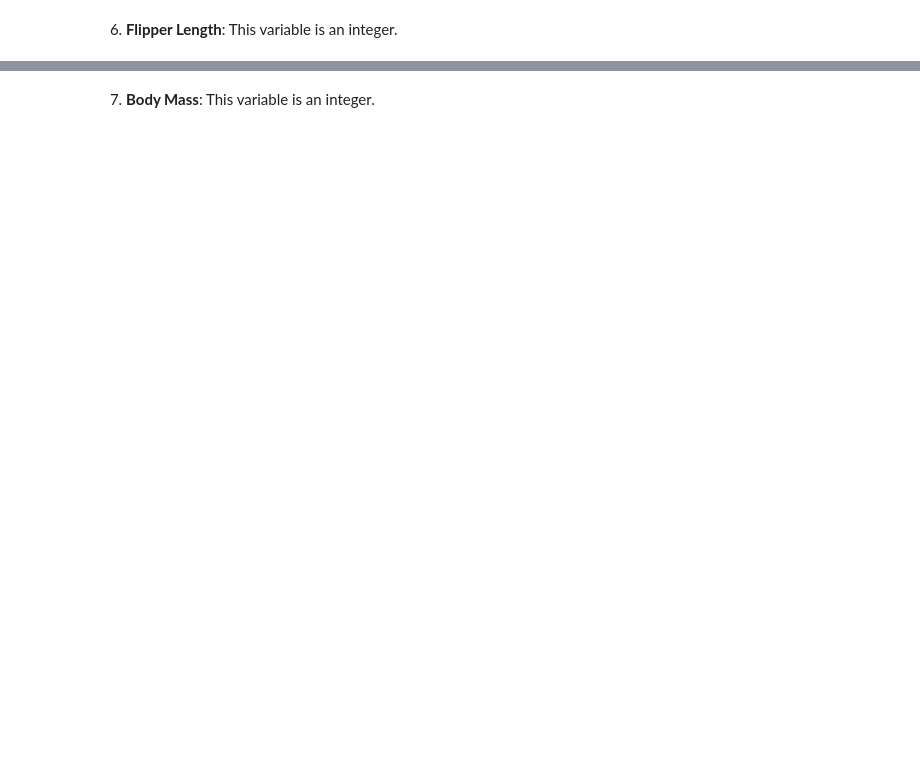
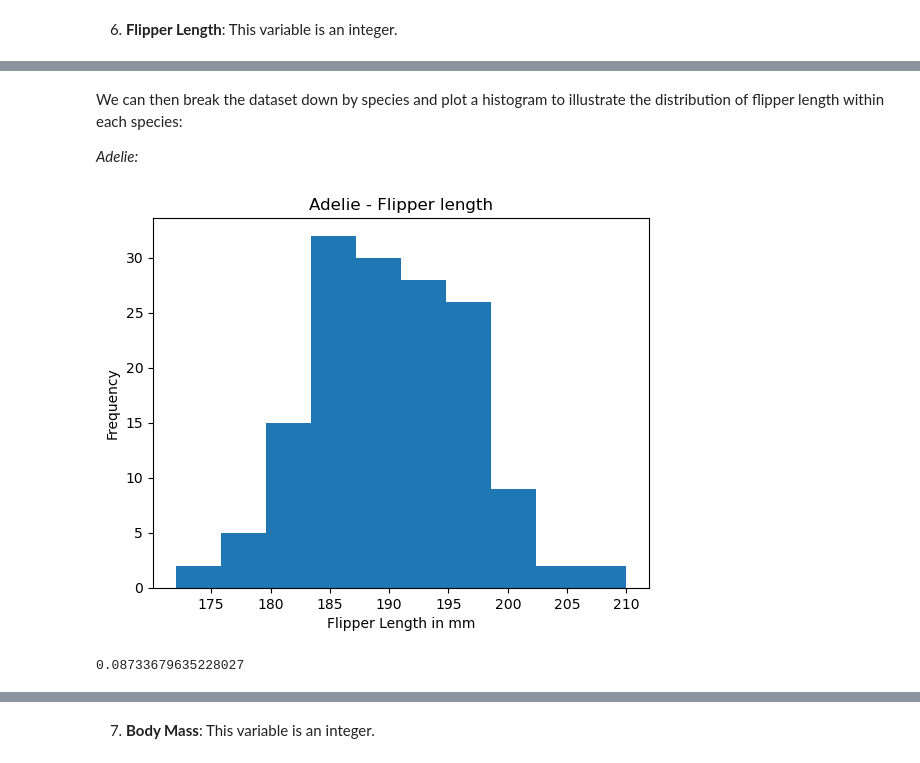
Before and after one commit to jmce22/fund_data, a Jupyter notebook: tasks.ipynb, the cells around one changed output, grey strips where cells are left out. Drawn from its saved outputs; the diff is of its cells as text; code cells hidden in the pictures; blank space fills up the shorter version.

```diff
--- a/tasks.ipynb
+++ b/tasks.ipynb
@@ -525,0 +552,22 @@ print(kurtosis_bd_chinstrap)
+# %% [markdown]
+We can then break the dataset down by species and plot a histogram to illustrate the distribution of flipper length within each species:
+
+*Adelie:*
+# %%
+# Adelie
+
+# here the loc function isolates the entries in the species column called 'Adelie'
+adelie_flipper_length = df.loc[df['species'] == 'Adelie', 'flipper_length']
+
+plt.hist(x = adelie_flipper_length, bins = 10)
+plt.xlabel('Flipper Length in mm')
+plt.ylabel('Frequency')
+plt.title('Adelie - Flipper length')
+plt.show()
+# %% [output]
+[figure, added]
+# %%
+skew_fl_adelie = adelie_flipper_length.skew()
+print(skew_fl_adelie)
+# %% [output]
+0.08733679635228027
```
Also changed, not shown: parts of 27 cells of this notebook.
